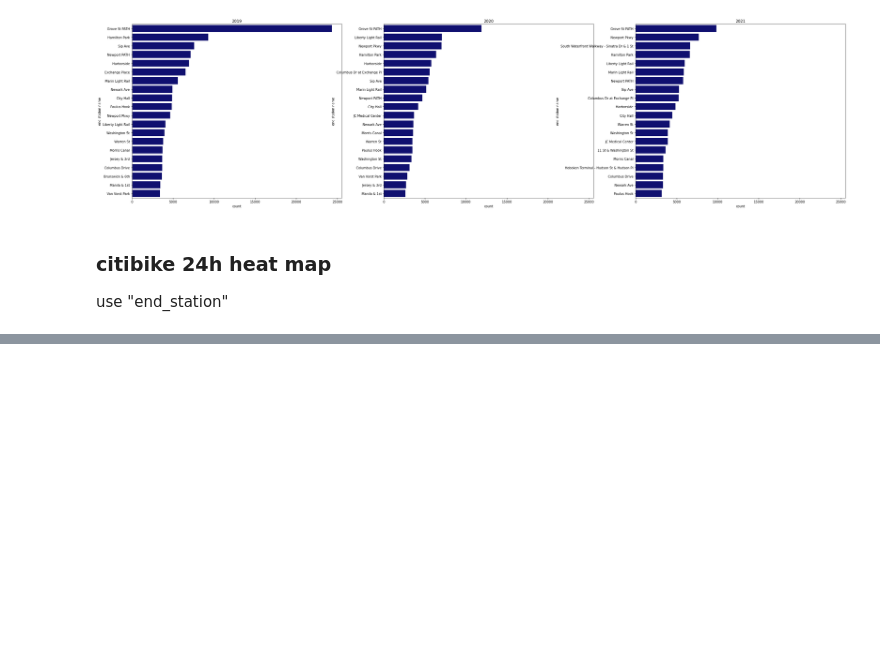
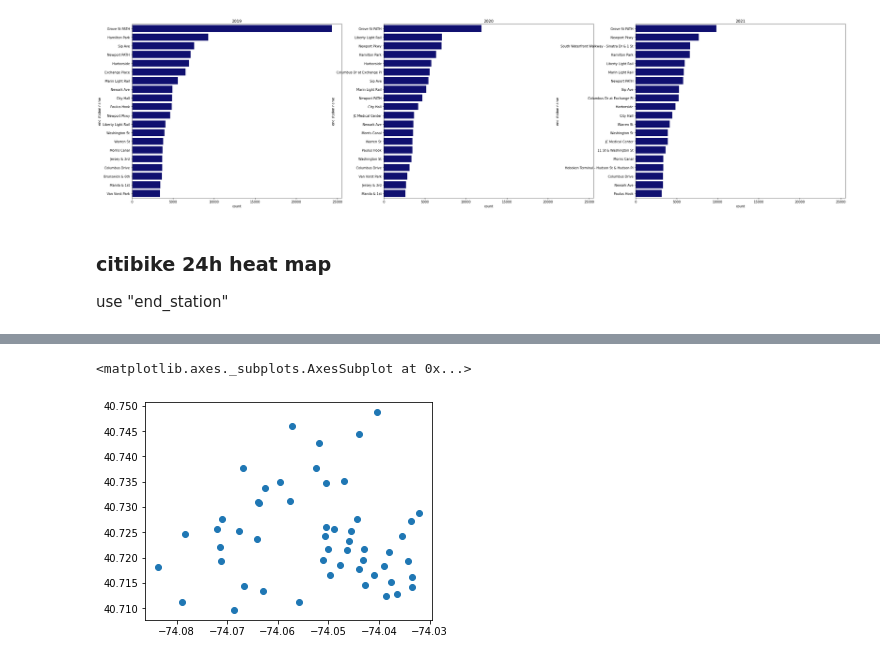
Before and after one commit to eveshi/postpandemic-citi-bike-usage, a Jupyter notebook: citibike.ipynb, the cells around one changed output, grey strips where cells are left out. Cells and saved outputs as stored; diff of their text form; code cells hidden in the pictures; blank space fills up the shorter version.

```diff
--- a/citibike.ipynb
+++ b/citibike.ipynb
@@ -134,5 +211,10 @@ stations
 # %%
 stations_geo = gpd.GeoDataFrame(
     stations, geometry=gpd.points_from_xy(stations["start station longitude"], stations["start station latitude"]))
+# %%
+stations_geo.plot()
+# %% [output]
+<matplotlib.axes._subplots.AxesSubplot at 0x...>
+[figure, added]
 # %%
 import contextily as ctx
```
Also changed, not shown: parts of 19 cells of this notebook.
